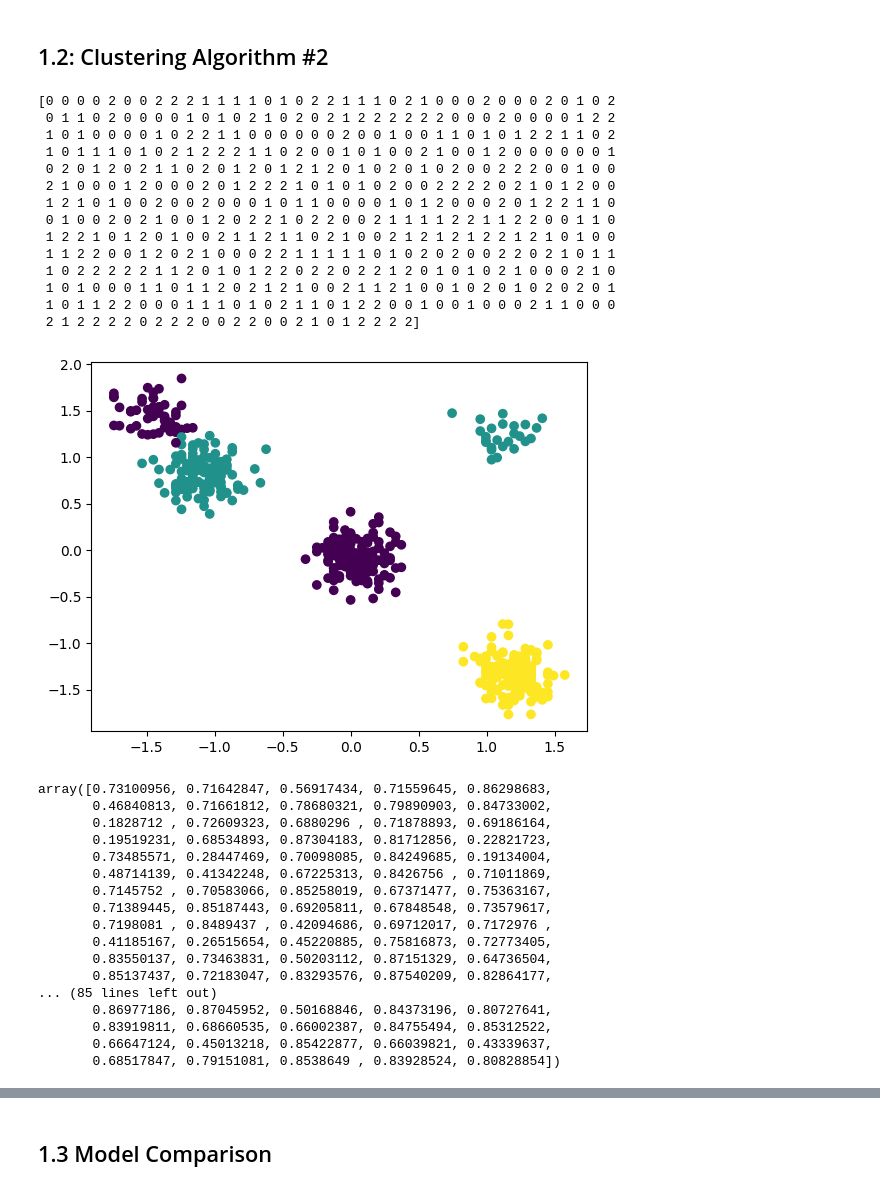
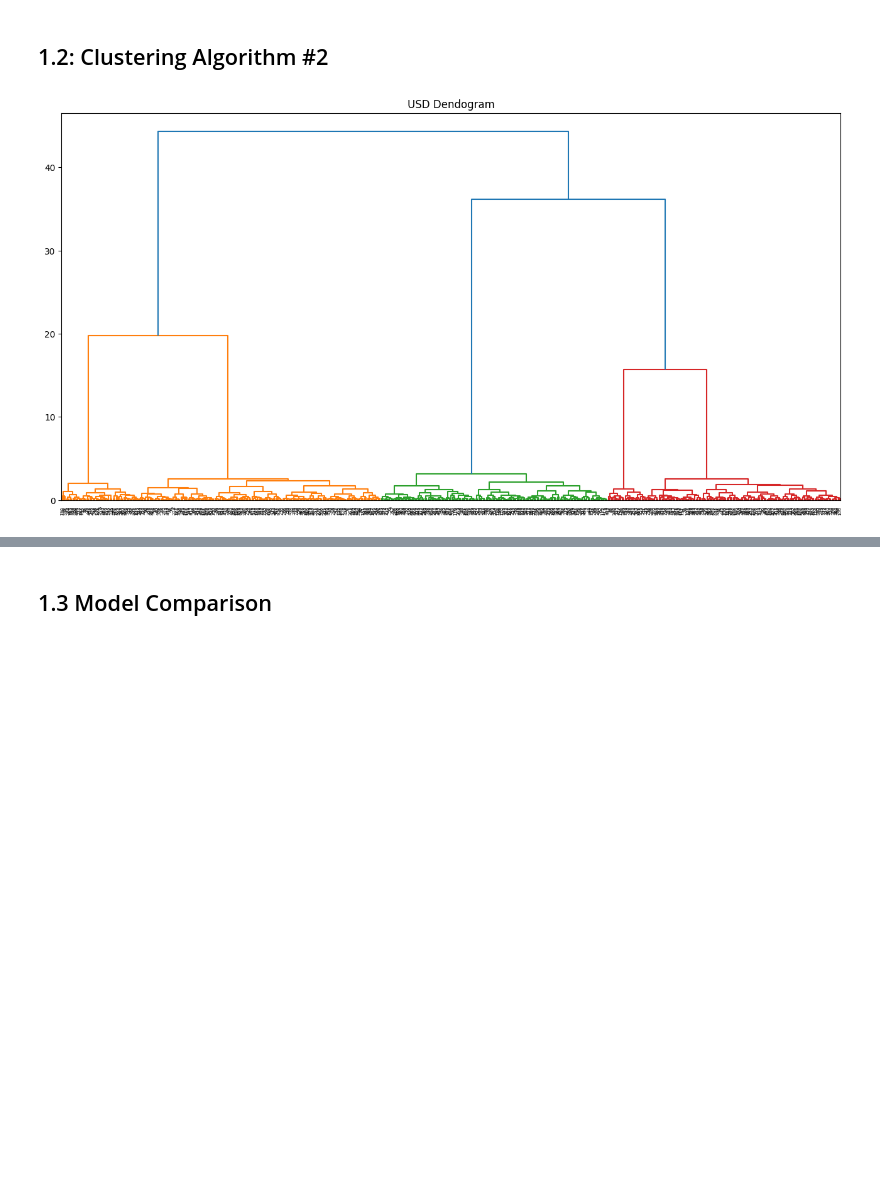
Before and after one commit to hellojohnkim/mmai869, a Jupyter notebook: 2024_869_JohnKim.ipynb, the cells around one changed output, grey strips where cells are left out. Cells and saved outputs as stored; diff of their text form; code cells hidden in the pictures; blank space fills up the shorter version.

```diff
--- a/2024_869_JohnKim.ipynb
+++ b/2024_869_JohnKim.ipynb
@@ -190,59 +217,18 @@ array([0.73100956, 0.71642847, 0.56917434, 0.71559645, 0.86298683,
 # %% [markdown]
 ## 1.2: Clustering Algorithm #2
-# %%
-# prompt: hierarchical clustering
-
-# Create an AgglomerativeClustering object with 3 clusters
-agglomerative_clustering = AgglomerativeClustering(n_clusters=3)
-
-# Fit the AgglomerativeClustering object to the scaled data
-agglomerative_clustering.fit(df1_scaled)
-
-# Get the cluster labels for each data point
-labels = agglomerative_clustering.labels_
-
-# Print the cluster labels
-print(labels)
-
-# Plot the data points with different colors for each cluster
-plt.scatter(df1_scaled[:, 0], df1_scaled[:, 1], c=labels)
-plt.show()
-
-# Calculate the silhouette score for the AgglomerativeClustering model
-silhouette_score(df1_scaled, labels)
-
-# Calculate the silhouette samples for the AgglomerativeClustering model
-silhouette_samples(df1_scaled, labels)
-# %% [output]
-[0 0 0 0 2 0 0 2 2 2 1 1 1 1 0 1 0 2 2 1 1 1 0 2 1 0 0 0 2 0 0 0 2 0 1 0 2
- 0 1 1 0 2 0 0 0 0 1 0 1 0 2 1 0 2 0 2 1 2 2 2 2 2 2 0 0 0 2 0 0 0 0 1 2 2
- 1 0 1 0 0 0 0 1 0 2 2 1 1 0 0 0 0 0 0 2 0 0 1 0 0 1 1 0 1 0 1 2 2 1 1 0 2
- 1 0 1 1 1 0 1 0 2 1 2 2 2 1 1 0 2 0 0 1 0 1 0 0 2 1 0 0 1 2 0 0 0 0 0 0 1
- 0 2 0 1 2 0 2 1 1 0 2 0 1 2 0 1 2 1 2 0 1 0 2 0 1 0 2 0 0 2 2 2 0 0 1 0 0
- 2 1 0 0 0 1 2 0 0 0 2 0 1 2 2 2 1 0 1 0 1 0 2 0 0 2 2 2 2 0 2 1 0 1 2 0 0
- 1 2 1 0 1 0 0 2 0 0 2 0 0 0 1 0 1 1 0 0 0 0 1 0 1 2 0 0 0 2 0 1 2 2 1 1 0
- 0 1 0 0 2 0 2 1 0 0 1 2 0 2 2 1 0 2 2 0 0 2 1 1 1 1 2 2 1 1 2 2 0 0 1 1 0
- 1 2 2 1 0 1 2 0 1 0 0 2 1 1 2 1 1 0 2 1 0 0 2 1 2 1 2 1 2 2 1 2 1 0 1 0 0
- 1 1 2 2 0 0 1 2 0 2 1 0 0 0 2 2 1 1 1 1 1 0 1 0 2 0 2 0 0 2 2 0 2 1 0 1 1
- 1 0 2 2 2 2 2 1 1 2 0 1 0 1 2 2 0 2 2 0 2 2 1 2 0 1 0 1 0 2 1 0 0 0 2 1 0
- 1 0 1 0 0 0 1 1 0 1 1 2 0 2 1 2 1 0 0 2 1 1 2 1 0 0 1 0 2 0 1 0 2 0 2 0 1
- 1 0 1 1 2 2 0 0 0 1 1 1 0 1 0 2 1 1 0 1 2 2 0 0 1 0 0 1 0 0 0 2 1 1 0 0 0
- 2 1 2 2 2 2 0 2 2 2 0 0 2 2 0 0 2 1 0 1 2 2 2 2]
-[figure, removed]
-array([0.73100956, 0.71642847, 0.56917434, 0.71559645, 0.86298683,
-       0.46840813, 0.71661812, 0.78680321, 0.79890903, 0.84733002,
-       0.1828712 , 0.72609323, 0.6880296 , 0.71878893, 0.69186164,
-       0.19519231, 0.68534893, 0.87304183, 0.81712856, 0.22821723,
-       0.73485571, 0.28447469, 0.70098085, 0.84249685, 0.19134004,
-       0.48714139, 0.41342248, 0.67225313, 0.8426756 , 0.71011869,
-       0.7145752 , 0.70583066, 0.85258019, 0.67371477, 0.75363167,
-       0.71389445, 0.85187443, 0.69205811, 0.67848548, 0.73579617,
-       0.7198081 , 0.8489437 , 0.42094686, 0.69712017, 0.7172976 ,
-       0.41185167, 0.26515654, 0.45220885, 0.75816873, 0.72773405,
-       0.83550137, 0.73463831, 0.50203112, 0.87151329, 0.64736504,
-       0.85137437, 0.72183047, 0.83293576, 0.87540209, 0.82864177,
-... (85 lines left out)
-       0.86977186, 0.87045952, 0.50168846, 0.84373196, 0.80727641,
-       0.83919811, 0.68660535, 0.66002387, 0.84755494, 0.85312522,
-       0.66647124, 0.45013218, 0.85422877, 0.66039821, 0.43339637,
-       0.68517847, 0.79151081, 0.8538649 , 0.83928524, 0.80828854])
+# %%
+from scipy.cluster.hierarchy import linkage
+
+#call the linkage function
+aggl = linkage(X, method='ward', metric='euclidean')
+# %%
+import scipy
+from scipy.cluster.hierarchy import dendrogram
+
+# Plot the dendogram 0 this time with better labels
+plt.figure(figsize=(16, 8));
+plt.grid(False)
+plt.title("USD Dendogram");
+dend = scipy.cluster.hierarchy.dendrogram(aggl);
+# %% [output]
+[figure, added]
```
Also changed, not shown: parts of 28 cells of this notebook.
